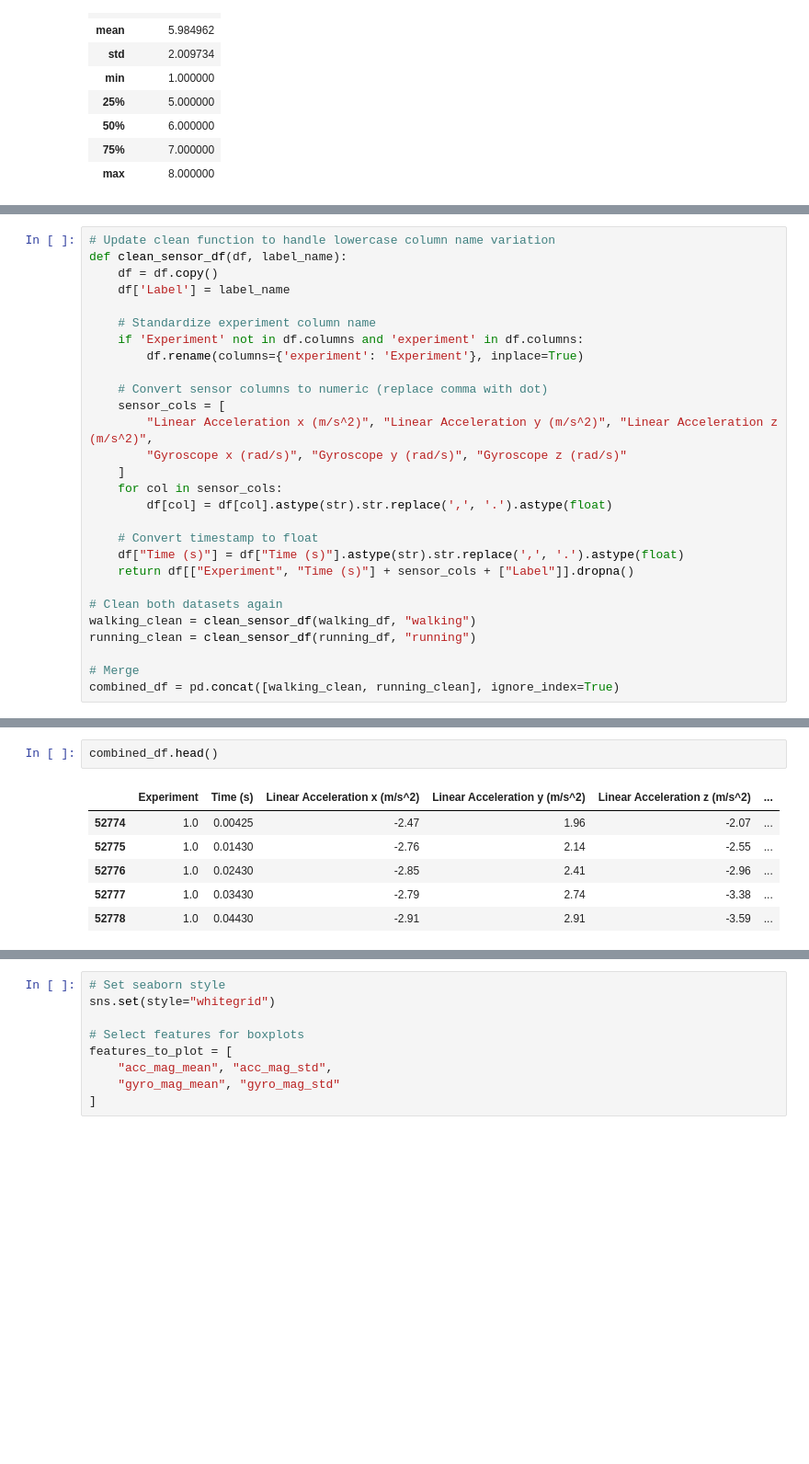
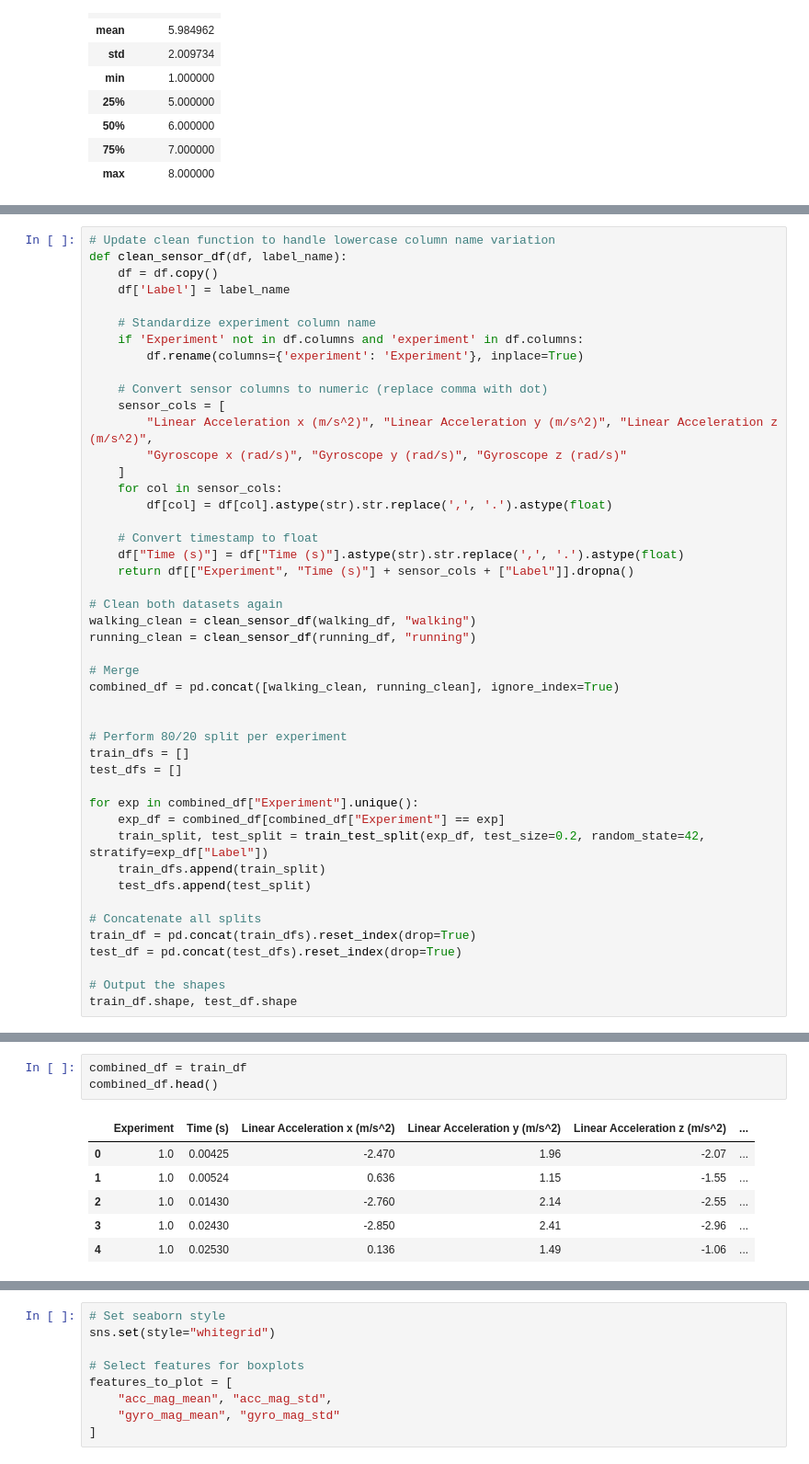
Before and after one commit to Andreea-Bajenaru/MLQS-Group59, a Jupyter notebook: eda.ipynb, the cells around one changed output, grey strips where cells are left out. Shown at 92% size. Saved outputs shown, nothing was run; the diff lists cells and outputs as text; blank space fills up the shorter version.

```diff
--- a/eda.ipynb
+++ b/eda.ipynb
@@ -126,3 +159,21 @@ running_clean = clean_sensor_df(running_df, "running")
 
 # Merge
 combined_df = pd.concat([walking_clean, running_clean], ignore_index=True)
+
+
+# Perform 80/20 split per experiment
+train_dfs = []
+test_dfs = []
+
+for exp in combined_df["Experiment"].unique():
+    exp_df = combined_df[combined_df["Experiment"] == exp]
+    train_split, test_split = train_test_split(exp_df, test_size=0.2, random_state=42, stratify=exp_df["Label"])
+    train_dfs.append(train_split)
+    test_dfs.append(test_split)
+
+# Concatenate all splits
+train_df = pd.concat(train_dfs).reset_index(drop=True)
+test_df = pd.concat(test_dfs).reset_index(drop=True)
+
+# Output the shapes
+train_df.shape, test_df.shape
@@ -129,9 +227,10 @@ combined_df = pd.concat([walking_clean, running_clean], ignore_index=True)
 # %%
+combined_df = train_df
 combined_df.head()
 # %% [output]
 |  | Experiment | Time (s) | Linear Acceleration x (m/s^2) | Linear Acceleration y (m/s^2) | Linear Acceleration z (m/s^2) | ... |
-| 52774 | 1.0 | 0.00425 | -2.47 | 1.96 | -2.07 | ... |
-| 52775 | 1.0 | 0.01430 | -2.76 | 2.14 | -2.55 | ... |
-| 52776 | 1.0 | 0.02430 | -2.85 | 2.41 | -2.96 | ... |
-| 52777 | 1.0 | 0.03430 | -2.79 | 2.74 | -3.38 | ... |
-| 52778 | 1.0 | 0.04430 | -2.91 | 2.91 | -3.59 | ... |
+| 0 | 1.0 | 0.00425 | -2.470 | 1.96 | -2.07 | ... |
+| 1 | 1.0 | 0.00524 | 0.636 | 1.15 | -1.55 | ... |
+| 2 | 1.0 | 0.01430 | -2.760 | 2.14 | -2.55 | ... |
+| 3 | 1.0 | 0.02430 | -2.850 | 2.41 | -2.96 | ... |
+| 4 | 1.0 | 0.02530 | 0.136 | 1.49 | -1.06 | ... |
```
Also changed, not shown: parts of 14 cells of this notebook.
